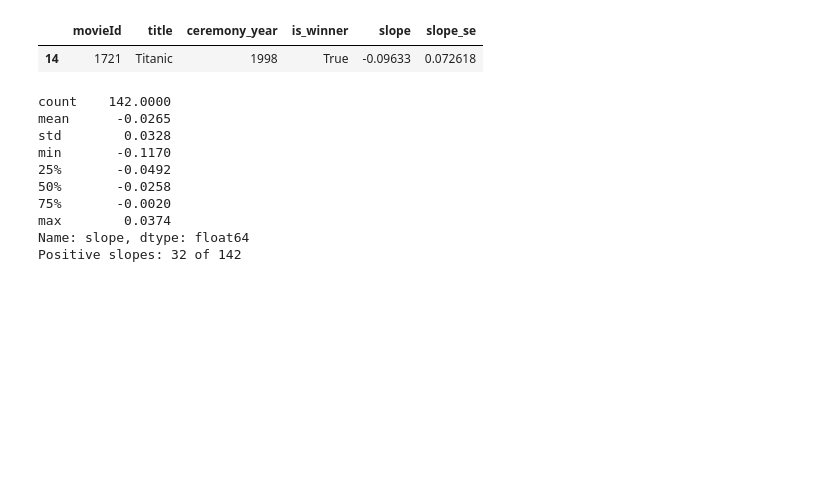
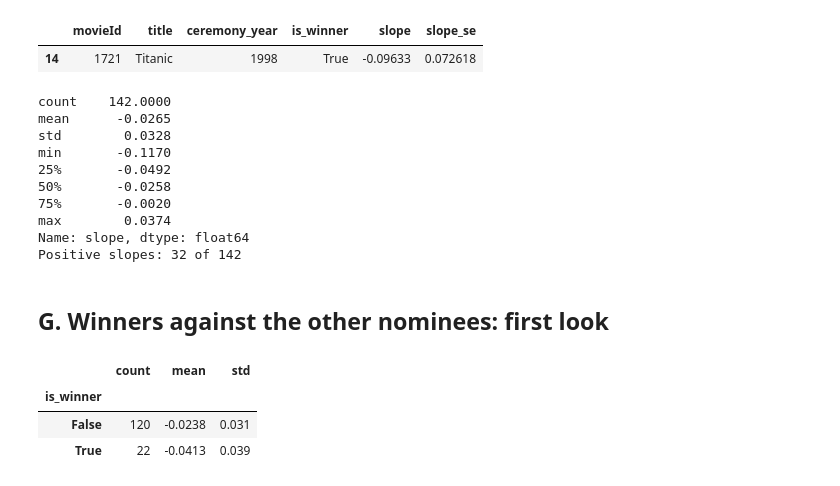
Before and after one commit to elblidimj/oscar-best-picture-ratings, a Jupyter notebook: notebooks/04_yearly_ratings.ipynb, the cells around one changed output. Saved outputs shown, nothing was run; the diff lists cells and outputs as text; code cells hidden in the pictures; blank space fills up the shorter version.

Commit message:
Notebook 04: mean slope of winners and other nominees

```diff
--- a/notebooks/04_yearly_ratings.ipynb
+++ b/notebooks/04_yearly_ratings.ipynb
@@ -302,3 +302,13 @@ min       -0.1170
 max        0.0374
 Name: slope, dtype: float64
 Positive slopes: 32 of 142
+# %% [markdown]
+## G. Winners against the other nominees: first look
+# %%
+# Step 15: number of films, mean slope and spread of the slopes, for the winners (True) and the other nominees (False)
+slopes.groupby("is_winner")["slope"].agg(["count", "mean", "std"]).round(4)
+# %% [output]
+|  | count | mean | std |
+| is_winner |  |  |  |
+| False | 120 | -0.0238 | 0.031 |
+| True | 22 | -0.0413 | 0.039 |
```
